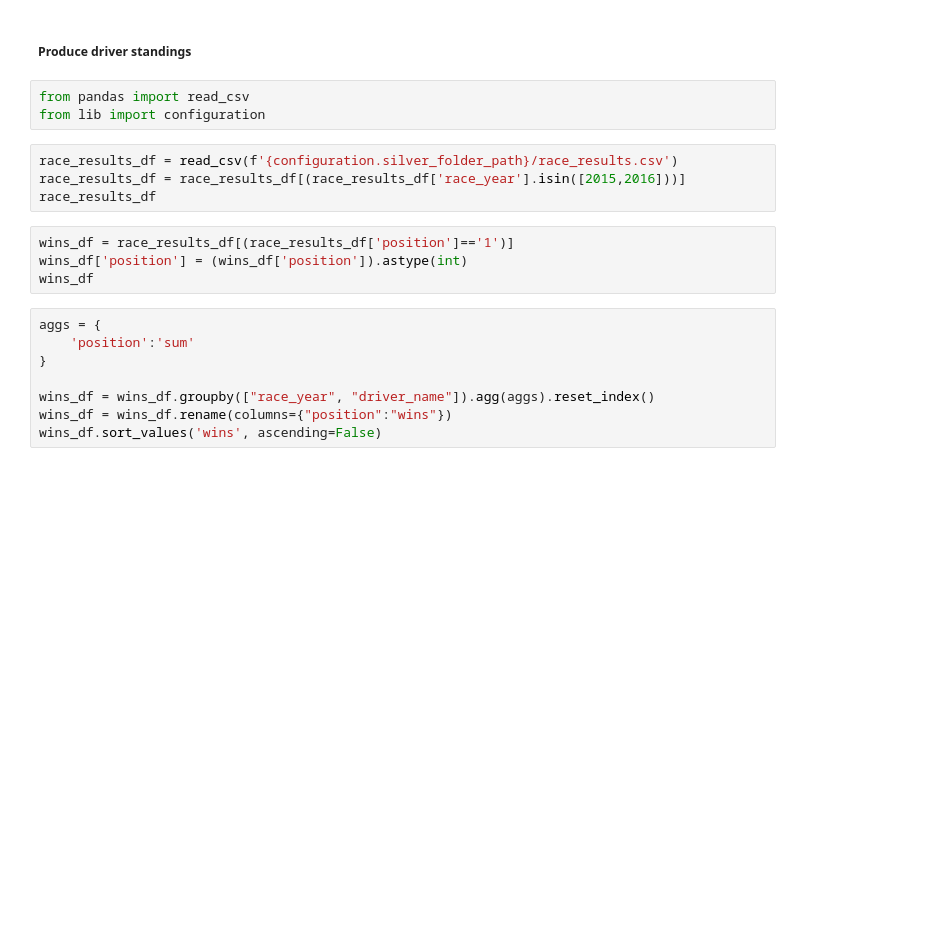
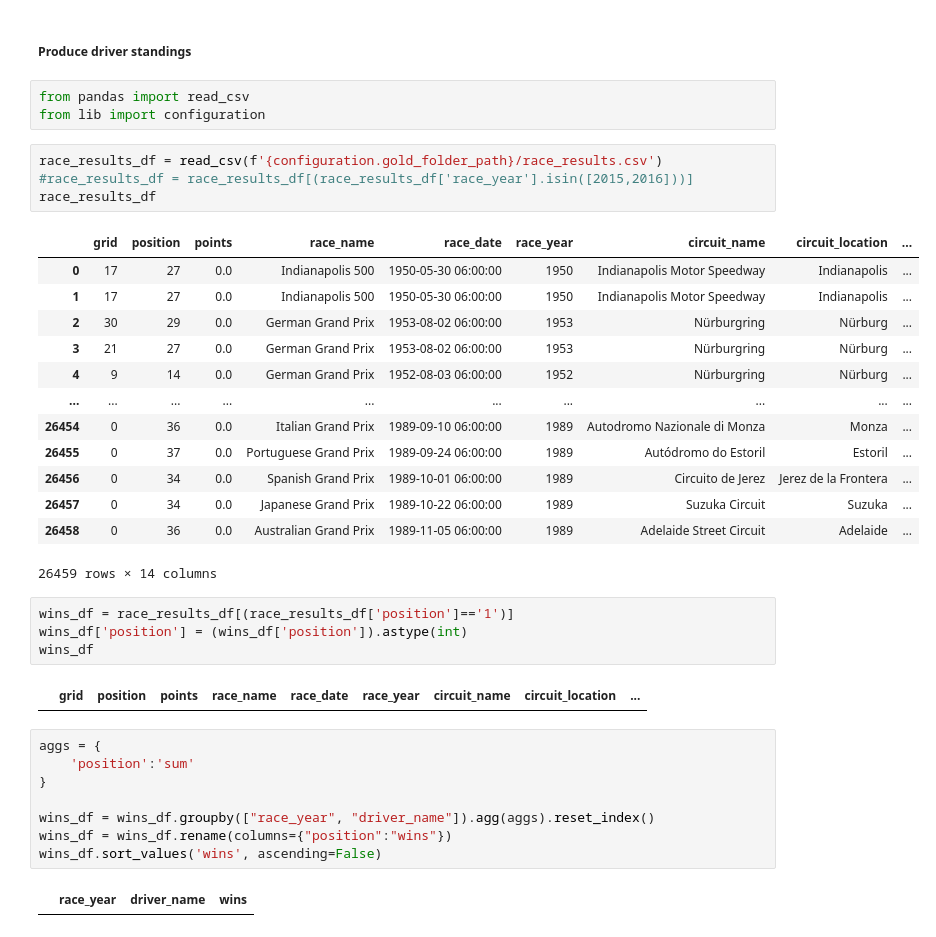
Before and after one commit to lhanna77/Formula1-Project, a Jupyter notebook: rpt_2.driver_standings.ipynb, the cells around one changed output. Drawn from its saved outputs; the diff is of its cells as text; blank space fills up the shorter version.

```diff
--- a/rpt_2.driver_standings.ipynb
+++ b/rpt_2.driver_standings.ipynb
@@ -4,13 +4,29 @@
 from pandas import read_csv
 from lib import configuration
 # %%
-race_results_df = read_csv(f'{configuration.silver_folder_path}/race_results.csv')
-race_results_df = race_results_df[(race_results_df['race_year'].isin([2015,2016]))]
+race_results_df = read_csv(f'{configuration.gold_folder_path}/race_results.csv')
+#race_results_df = race_results_df[(race_results_df['race_year'].isin([2015,2016]))]
 race_results_df
+# %% [output]
+|  | grid | position | points | race_name | race_date | race_year | circuit_name | circuit_location | ... |
+| 0 | 17 | 27 | 0.0 | Indianapolis 500 | 1950-05-30 06:00:00 | 1950 | Indianapolis Motor Speedway | Indianapolis | ... |
+| 1 | 17 | 27 | 0.0 | Indianapolis 500 | 1950-05-30 06:00:00 | 1950 | Indianapolis Motor Speedway | Indianapolis | ... |
+| 2 | 30 | 29 | 0.0 | German Grand Prix | 1953-08-02 06:00:00 | 1953 | Nürburgring | Nürburg | ... |
+| 3 | 21 | 27 | 0.0 | German Grand Prix | 1953-08-02 06:00:00 | 1953 | Nürburgring | Nürburg | ... |
+| 4 | 9 | 14 | 0.0 | German Grand Prix | 1952-08-03 06:00:00 | 1952 | Nürburgring | Nürburg | ... |
+| ... | ... | ... | ... | ... | ... | ... | ... | ... | ... |
+| 26454 | 0 | 36 | 0.0 | Italian Grand Prix | 1989-09-10 06:00:00 | 1989 | Autodromo Nazionale di Monza | Monza | ... |
+| 26455 | 0 | 37 | 0.0 | Portuguese Grand Prix | 1989-09-24 06:00:00 | 1989 | Autódromo do Estoril | Estoril | ... |
+| 26456 | 0 | 34 | 0.0 | Spanish Grand Prix | 1989-10-01 06:00:00 | 1989 | Circuito de Jerez | Jerez de la Frontera | ... |
+| 26457 | 0 | 34 | 0.0 | Japanese Grand Prix | 1989-10-22 06:00:00 | 1989 | Suzuka Circuit | Suzuka | ... |
+| 26458 | 0 | 36 | 0.0 | Australian Grand Prix | 1989-11-05 06:00:00 | 1989 | Adelaide Street Circuit | Adelaide | ... |
+26459 rows × 14 columns
 # %%
 wins_df = race_results_df[(race_results_df['position']=='1')]
 wins_df['position'] = (wins_df['position']).astype(int)
 wins_df
+# %% [output]
+|  | grid | position | points | race_name | race_date | race_year | circuit_name | circuit_location | ... |
 # %%
 aggs = {
     'position':'sum'
@@ -19,6 +35,8 @@ aggs = {
 wins_df = wins_df.groupby(["race_year", "driver_name"]).agg(aggs).reset_index()
 wins_df = wins_df.rename(columns={"position":"wins"})
 wins_df.sort_values('wins', ascending=False)
+# %% [output]
+|  | race_year | driver_name | wins |
 # %%
 aggs = {
     'points':'sum'
```
Also changed, not shown: parts of 5 cells of this notebook, 14 other files.
